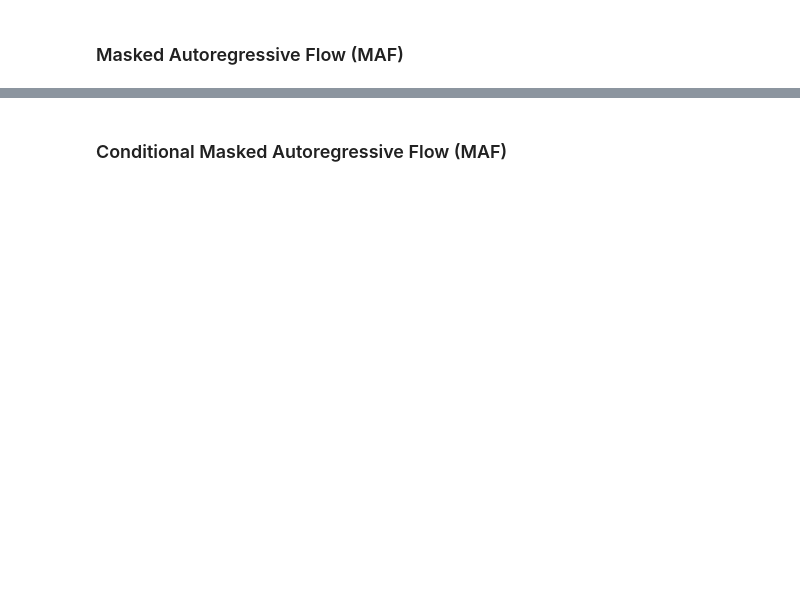
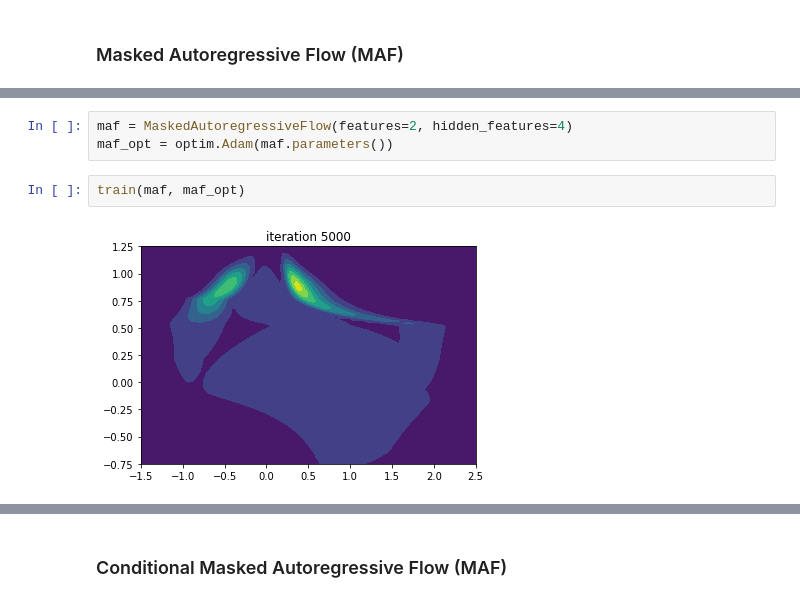
Before and after one commit to pfilo8/Conditional-object-generation-using-pre-trained-models-and-plug-in-networks, a Jupyter notebook: Workshop.ipynb, the cells around one changed output, grey strips where cells are left out. Cells and saved outputs as stored; diff of their text form; blank space fills up the shorter version.

```diff
--- a/Workshop.ipynb
+++ b/Workshop.ipynb
@@ -122,0 +268,7 @@ for i in range(num_iter):
+# %%
+maf = MaskedAutoregressiveFlow(features=2, hidden_features=4)
+maf_opt = optim.Adam(maf.parameters())
+# %%
+train(maf, maf_opt)
+# %% [output]
+[figure, added]
```
Also changed, not shown: parts of 27 cells of this notebook.
